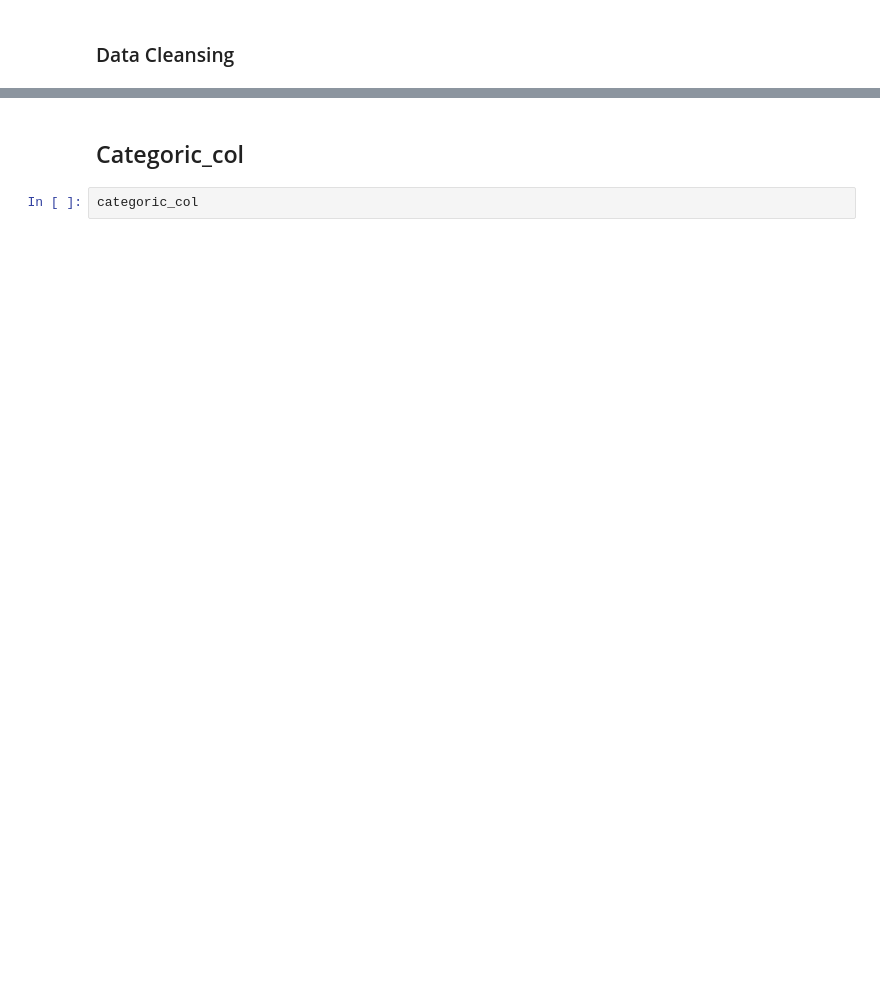
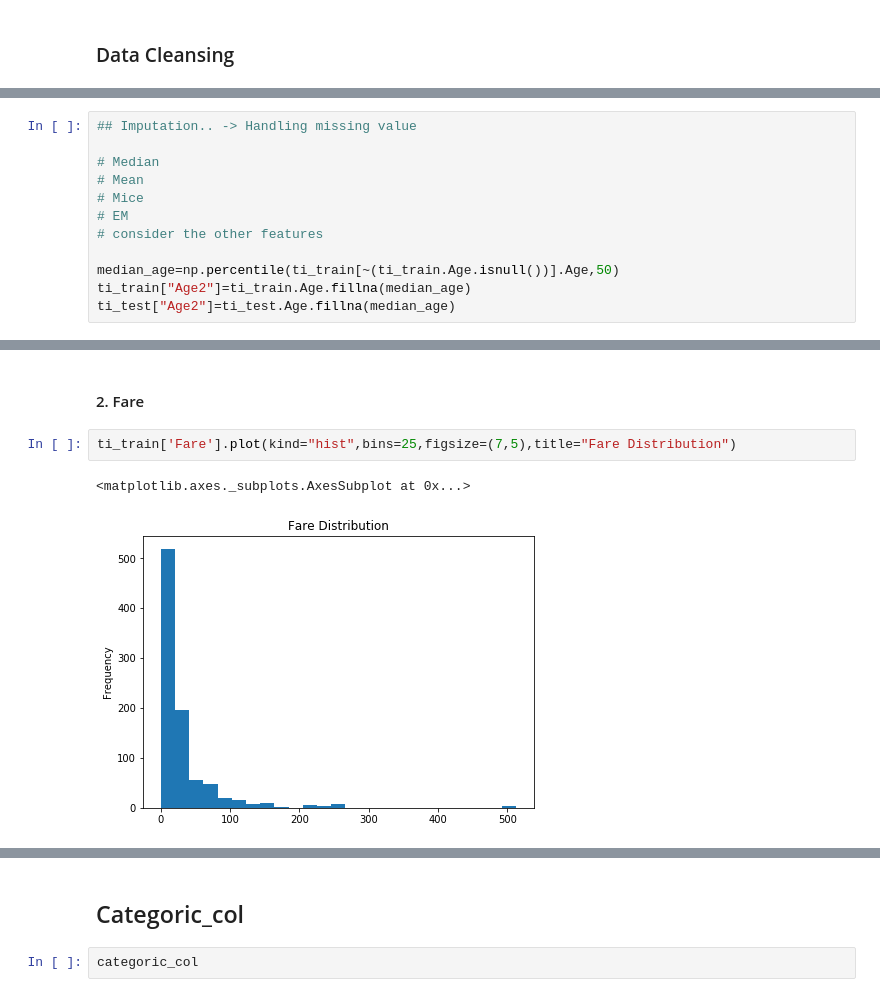
Before and after one commit to alamhanz/hanz_kaggle, a Jupyter notebook: 1_Titanic_Data_Set/notebook/0_Titanic_Exploration.ipynb, the cells around one changed output, grey strips where cells are left out. Drawn from its saved outputs; the diff is of its cells as text; blank space fills up the shorter version.

```diff
--- a/1_Titanic_Data_Set/notebook/0_Titanic_Exploration.ipynb
+++ b/1_Titanic_Data_Set/notebook/0_Titanic_Exploration.ipynb
@@ -199,0 +141,12 @@ sns.__version__
+# %%
+## Imputation.. -> Handling missing value
+
+# Median
+# Mean
+# Mice
+# EM
+# consider the other features
+
+median_age=np.percentile(ti_train[~(ti_train.Age.isnull())].Age,50)
+ti_train["Age2"]=ti_train.Age.fillna(median_age)
+ti_test["Age2"]=ti_test.Age.fillna(median_age)
@@ -199,0 +161,7 @@ sns.__version__
+# %% [markdown]
+#### 2. Fare
+# %%
+ti_train['Fare'].plot(kind="hist",bins=25,figsize=(7,5),title="Fare Distribution")
+# %% [output]
+<matplotlib.axes._subplots.AxesSubplot at 0x...>
+[figure, added]
```
Also changed, not shown: parts of 62 cells of this notebook.
